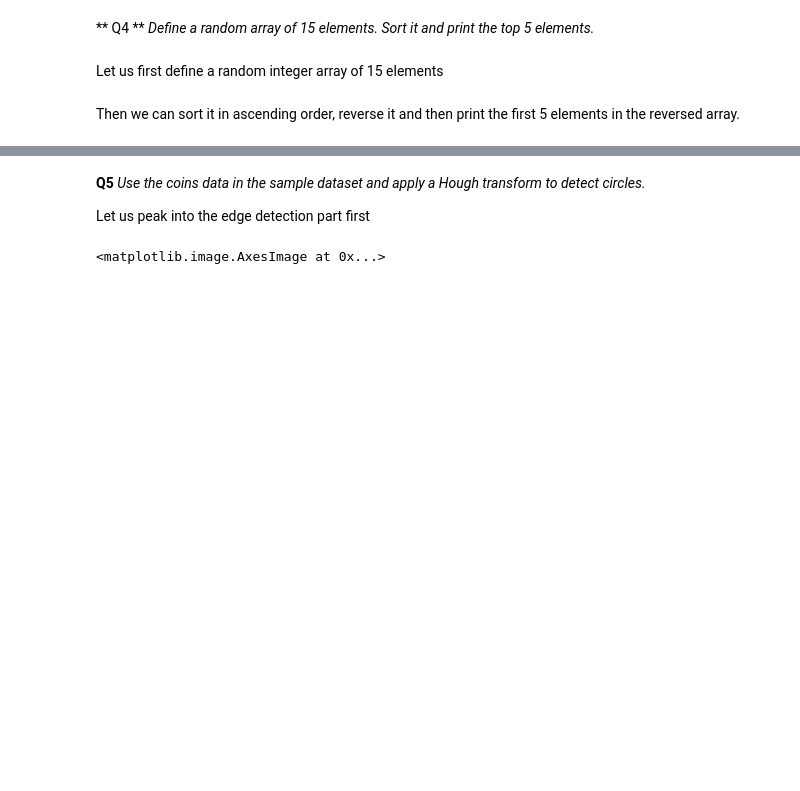
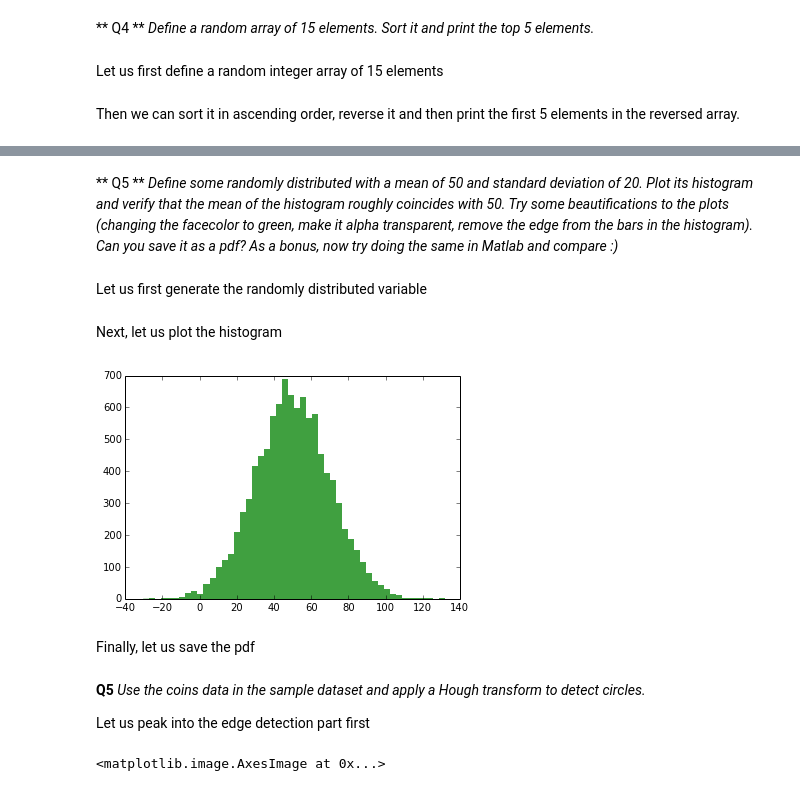
Before and after one commit to jasmainak/kgp-workshop, a Jupyter notebook: solutions.ipynb, the cells around one changed output, grey strips where cells are left out. Drawn from its saved outputs; the diff is of its cells as text; code cells hidden in the pictures; blank space fills up the shorter version.

```diff
--- a/solutions.ipynb
+++ b/solutions.ipynb
@@ -41,0 +42,16 @@ array([83, 79, 53, 53, 53])
+# %% [markdown]
+** Q5 ** _Define some randomly distributed with a mean of 50 and standard deviation of 20. Plot its histogram and verify that the mean of the histogram roughly coincides with 50. Try some beautifications to the plots (changing the facecolor to green, make it alpha transparent, remove the edge from the bars in the histogram). Can you save it as a pdf? As a bonus, now try doing the same in Matlab and compare :)_
+# %% [markdown]
+Let us first generate the randomly distributed variable
+# %%
+mu, sigma = 50, 20
+x = mu + sigma*np.random.randn(10000)
+# %% [markdown]
+Next, let us plot the histogram
+# %%
+fig = plt.figure()
+_ = plt.hist(x, 50, facecolor='green', alpha=0.75, edgecolor='none')
+# %% [output]
+[figure, added]
+# %% [markdown]
+Finally, let us save the pdf
```
Also changed, not shown: parts of 2 cells of this notebook, 1 other file.
